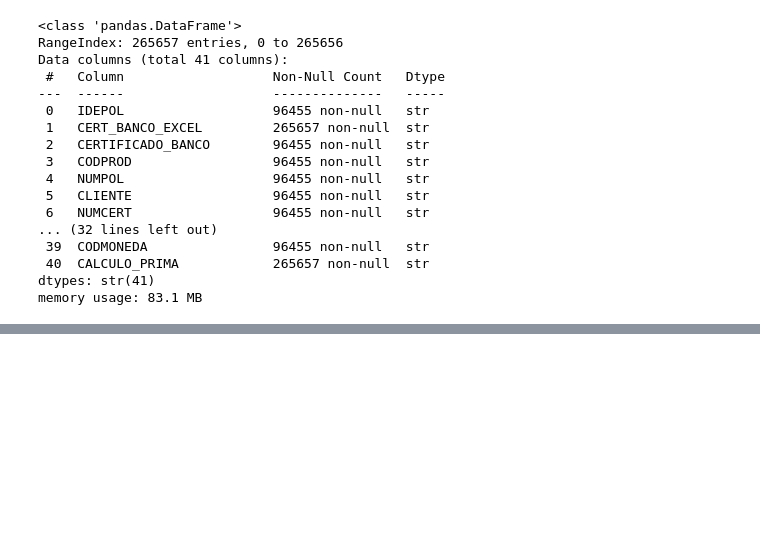
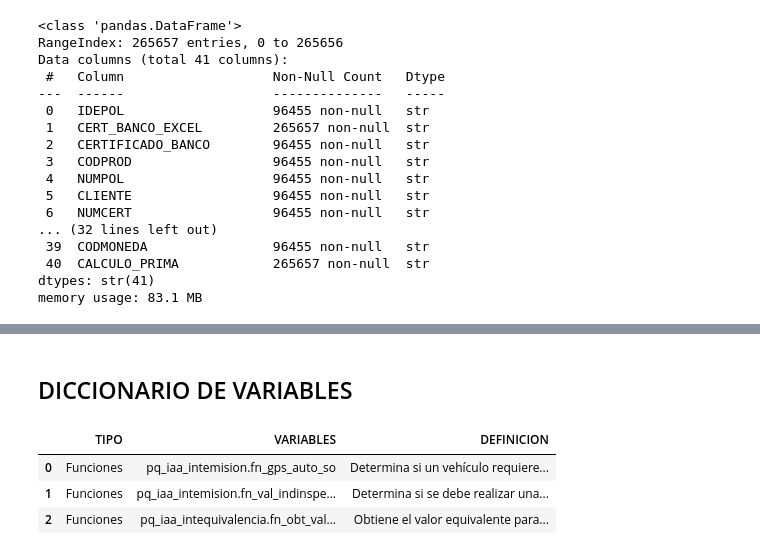
Before and after one commit to nelvinvelazco/OPERACIONES_BBVA_RIMAC, a Jupyter notebook: notebooks/test.ipynb, the cells around one changed output, grey strips where cells are left out. Cells and saved outputs as stored; diff of their text form; code cells hidden in the pictures; blank space fills up the shorter version.

```diff
--- a/notebooks/test.ipynb
+++ b/notebooks/test.ipynb
@@ -121,0 +167,11 @@ memory usage: 83.1 MB
+# %% [markdown]
+## DICCIONARIO DE VARIABLES
+# %%
+df_diccionario= pd.read_excel("c:/datos/Diccionario.xlsx", sheet_name=0, dtype=str)
+# %%
+df_diccionario.head(3)
+# %% [output]
+|  | TIPO | VARIABLES | DEFINICION |
+| 0 | Funciones | pq_iaa_intemision.fn_gps_auto_so | Determina si un vehículo requiere... |
+| 1 | Funciones | pq_iaa_intemision.fn_val_indinspe... | Determina si se debe realizar una... |
+| 2 | Funciones | pq_iaa_intequivalencia.fn_obt_val... | Obtiene el valor equivalente para... |
```
Also changed, not shown: parts of 20 cells of this notebook.
